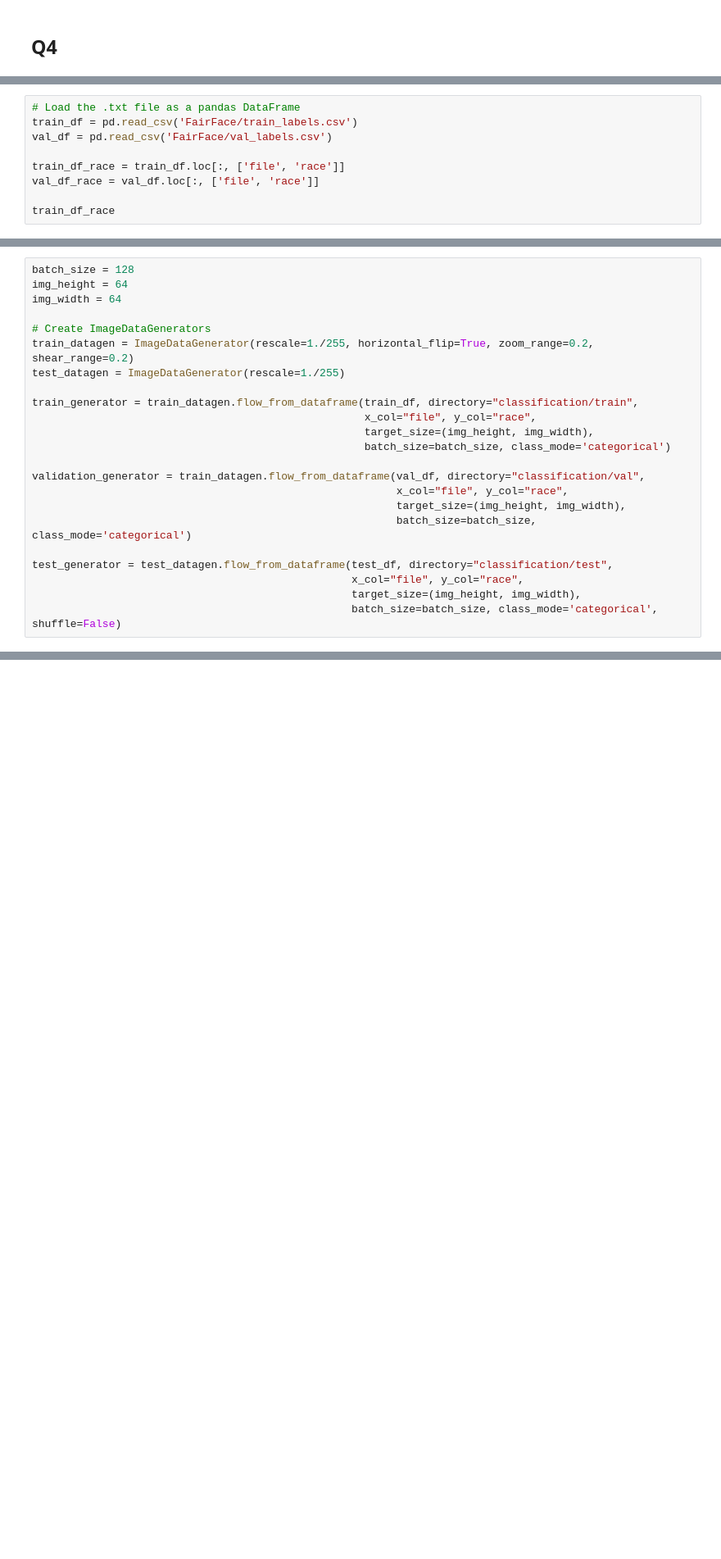
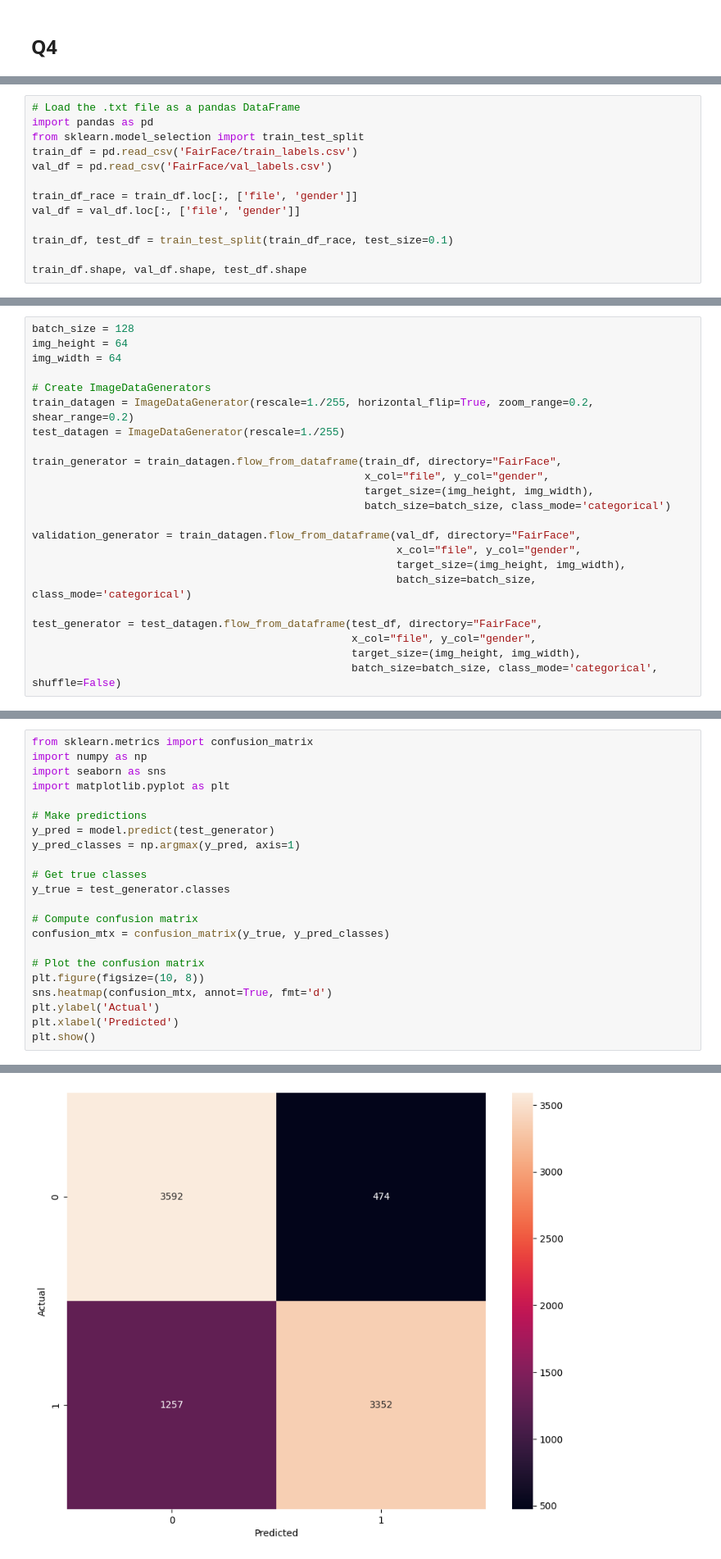
Before and after one commit to HenryLiang-123/msia_432, a Jupyter notebook: HW3/hw3.ipynb, the cells around one changed output, grey strips where cells are left out. Shown: that part at 82% size. Drawn from its saved outputs; the diff is of its cells as text; blank space fills up the shorter version.

```diff
--- a/HW3/hw3.ipynb
+++ b/HW3/hw3.ipynb
@@ -463,10 +464,14 @@ Since many computer vision models hold inherent biases towards people with darke
 # %%
 # Load the .txt file as a pandas DataFrame
+import pandas as pd
+from sklearn.model_selection import train_test_split
 train_df = pd.read_csv('FairFace/train_labels.csv')
 val_df = pd.read_csv('FairFace/val_labels.csv')
 
-train_df_race = train_df.loc[:, ['file', 'race']]
-val_df_race = val_df.loc[:, ['file', 'race']]
+train_df_race = train_df.loc[:, ['file', 'gender']]
+val_df = val_df.loc[:, ['file', 'gender']]
 
-train_df_race
+train_df, test_df = train_test_split(train_df_race, test_size=0.1)
+
+train_df.shape, val_df.shape, test_df.shape
 # %% [output]
@@ -492,17 +485,17 @@ img_width = 64
 train_datagen = ImageDataGenerator(rescale=1./255, horizontal_flip=True, zoom_range=0.2, shear_range=0.2)
 test_datagen = ImageDataGenerator(rescale=1./255)
 
-train_generator = train_datagen.flow_from_dataframe(train_df, directory="classification/train",
-                                                    x_col="file", y_col="race",
+train_generator = train_datagen.flow_from_dataframe(train_df, directory="FairFace",
+                                                    x_col="file", y_col="gender",
                                                     target_size=(img_height, img_width),
                                                     batch_size=batch_size, class_mode='categorical')
 
-validation_generator = train_datagen.flow_from_dataframe(val_df, directory="classification/val",
-                                                         x_col="file", y_col="race",
+validation_generator = train_datagen.flow_from_dataframe(val_df, directory="FairFace",
+                                                         x_col="file", y_col="gender",
                                                          target_size=(img_height, img_width),
                                                          batch_size=batch_size, class_mode='categorical')
 
-test_generator = test_datagen.flow_from_dataframe(test_df, directory="classification/test",
-                                                  x_col="file", y_col="race",
+test_generator = test_datagen.flow_from_dataframe(test_df, directory="FairFace",
+                                                  x_col="file", y_col="gender",
                                                   target_size=(img_height, img_width),
                                                   batch_size=batch_size, class_mode='categorical', shuffle=False)
@@ -508,0 +548,23 @@ test_generator = test_datagen.flow_from_dataframe(test_df, directory="classifica
+# %%
+from sklearn.metrics import confusion_matrix
+import numpy as np
+import seaborn as sns
+import matplotlib.pyplot as plt
+
+# Make predictions
+y_pred = model.predict(test_generator)
+y_pred_classes = np.argmax(y_pred, axis=1)
+
+# Get true classes
+y_true = test_generator.classes
+
+# Compute confusion matrix
+confusion_mtx = confusion_matrix(y_true, y_pred_classes)
+
+# Plot the confusion matrix
+plt.figure(figsize=(10, 8))
+sns.heatmap(confusion_mtx, annot=True, fmt='d')
+plt.ylabel('Actual')
+plt.xlabel('Predicted')
+plt.show()
+# %% [output]
@@ -508,0 +574 @@ test_generator = test_datagen.flow_from_dataframe(test_df, directory="classifica
+[figure, added]
```
Also changed, not shown: parts of 14 cells of this notebook.
